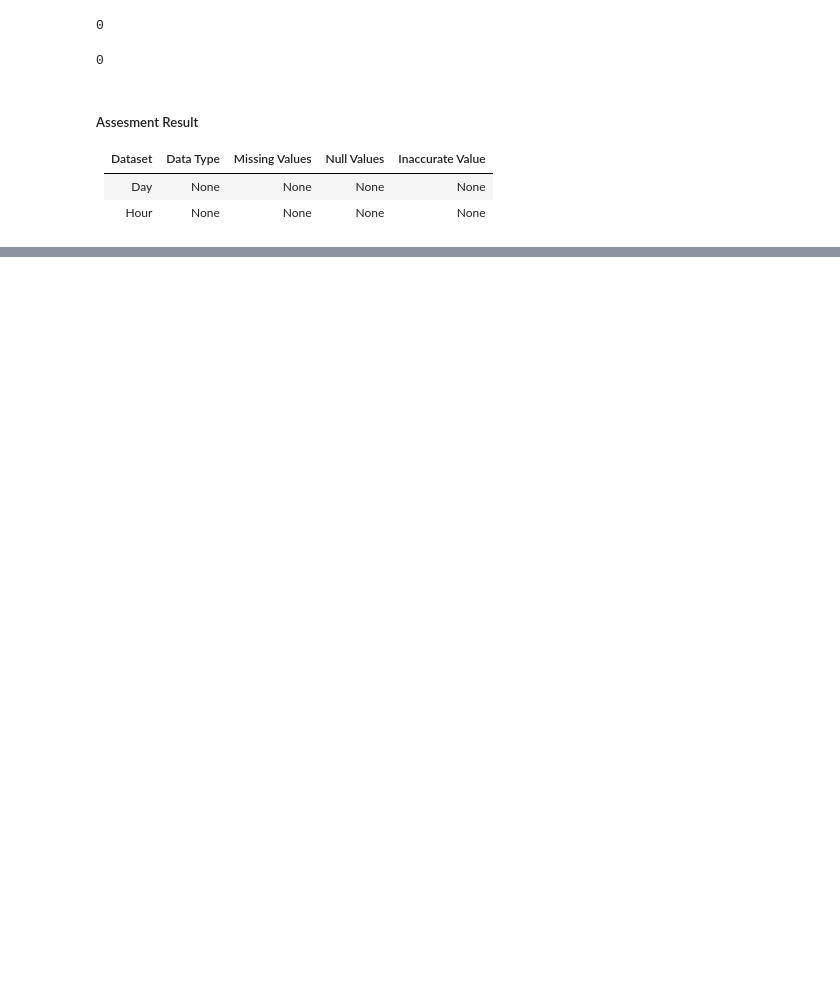
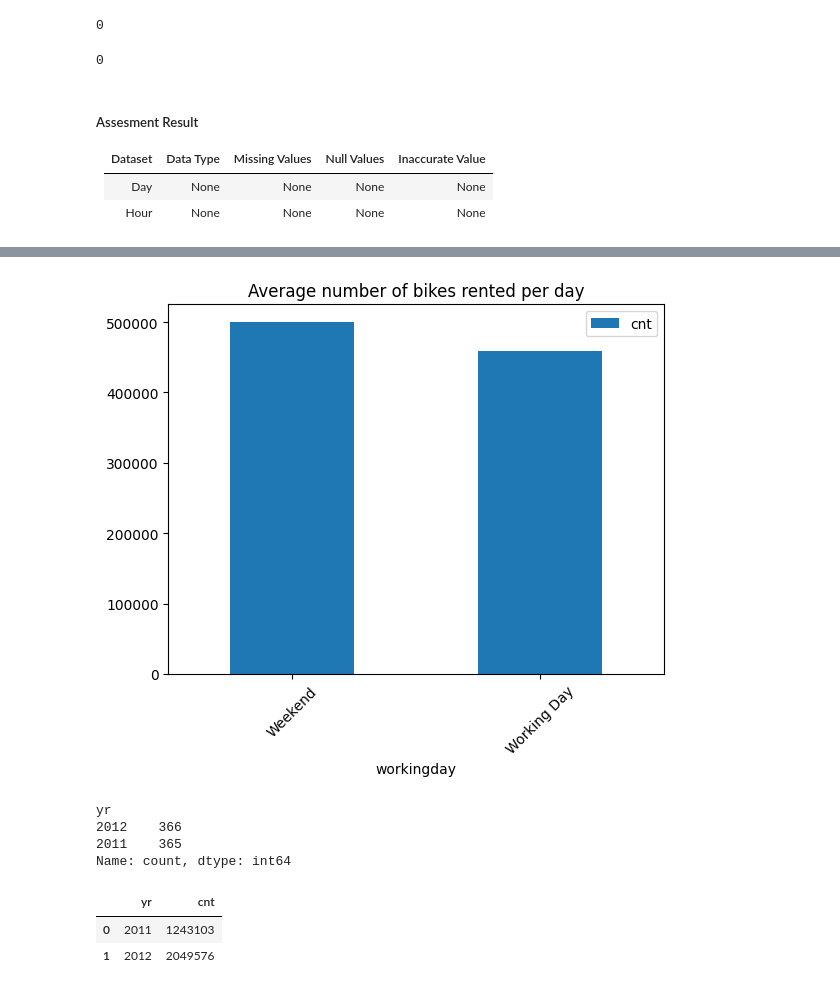
Before and after one commit to Bugi-Sulistiyo/dicoding_data_analisys_project, a Jupyter notebook: analysis.ipynb, the cells around one changed output, grey strips where cells are left out. Saved outputs shown, nothing was run; the diff lists cells and outputs as text; code cells hidden in the pictures; blank space fills up the shorter version.

```diff
--- a/analysis.ipynb
+++ b/analysis.ipynb
@@ -121,0 +230,24 @@ bikeshare_hour_df.duplicated().sum()
+# %%
+bikeshare_day_workingday.plot(x='workingday', y='cnt', kind='bar')
+plt.xticks(rotation=45)
+plt.title('Average number of bikes rented per day')
+plt.show()
+# %% [output]
+[figure, added]
+# %%
+year = {0: 2011, 1: 2012}
+bikeshare_day_df['yr'] = bikeshare_day_df['yr'].map(year)
+bikeshare_day_df.yr.value_counts()
+# %% [output]
+yr
+2012    366
+2011    365
+Name: count, dtype: int64
+# %%
+bikeshare_day_year = bikeshare_day_df[["yr",
+                                       "cnt"]].groupby('yr').sum().reset_index()
+bikeshare_day_year.head()
+# %% [output]
+|  | yr | cnt |
+| 0 | 2011 | 1243103 |
+| 1 | 2012 | 2049576 |
```
Also changed, not shown: parts of 26 cells of this notebook, 1 other file.
